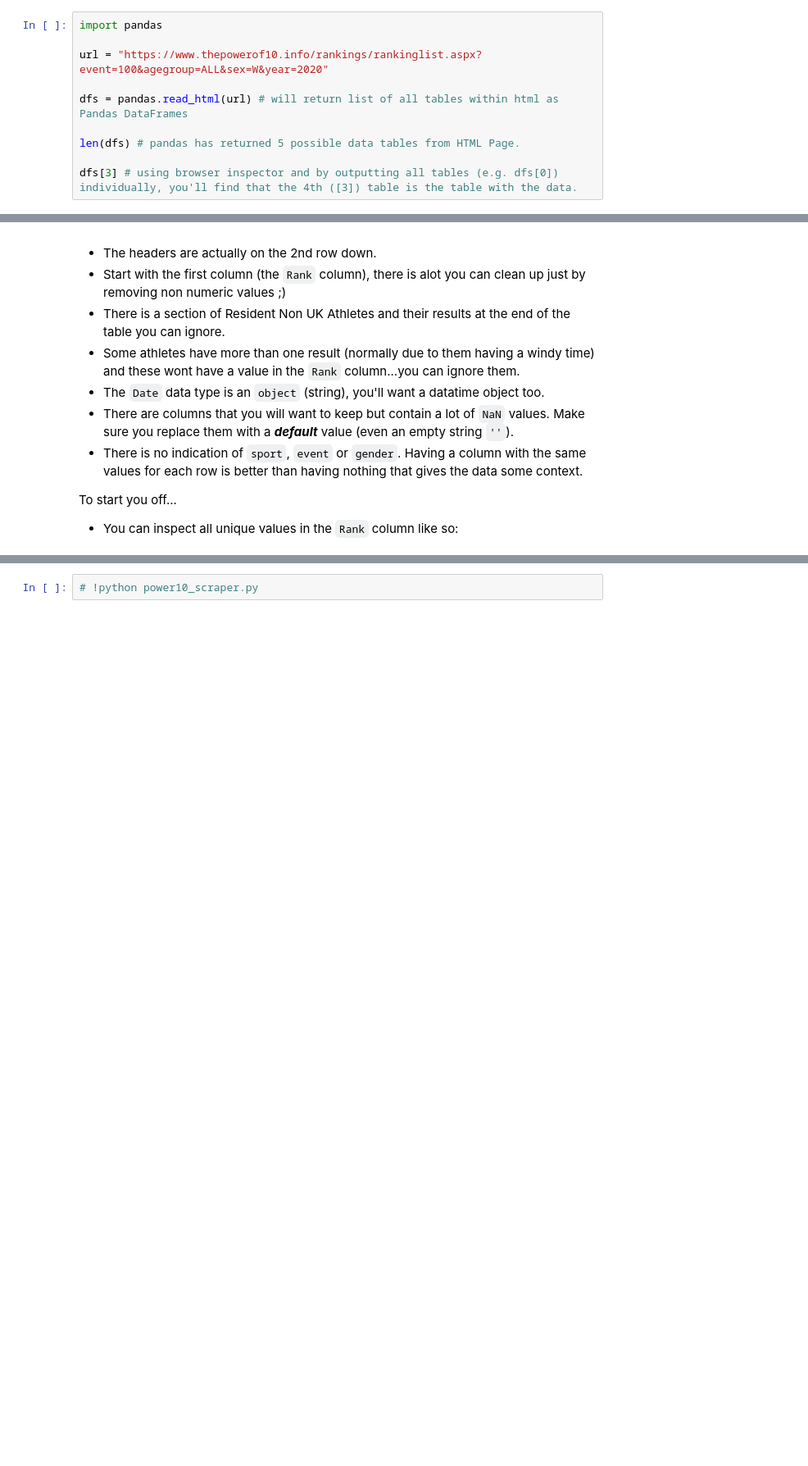
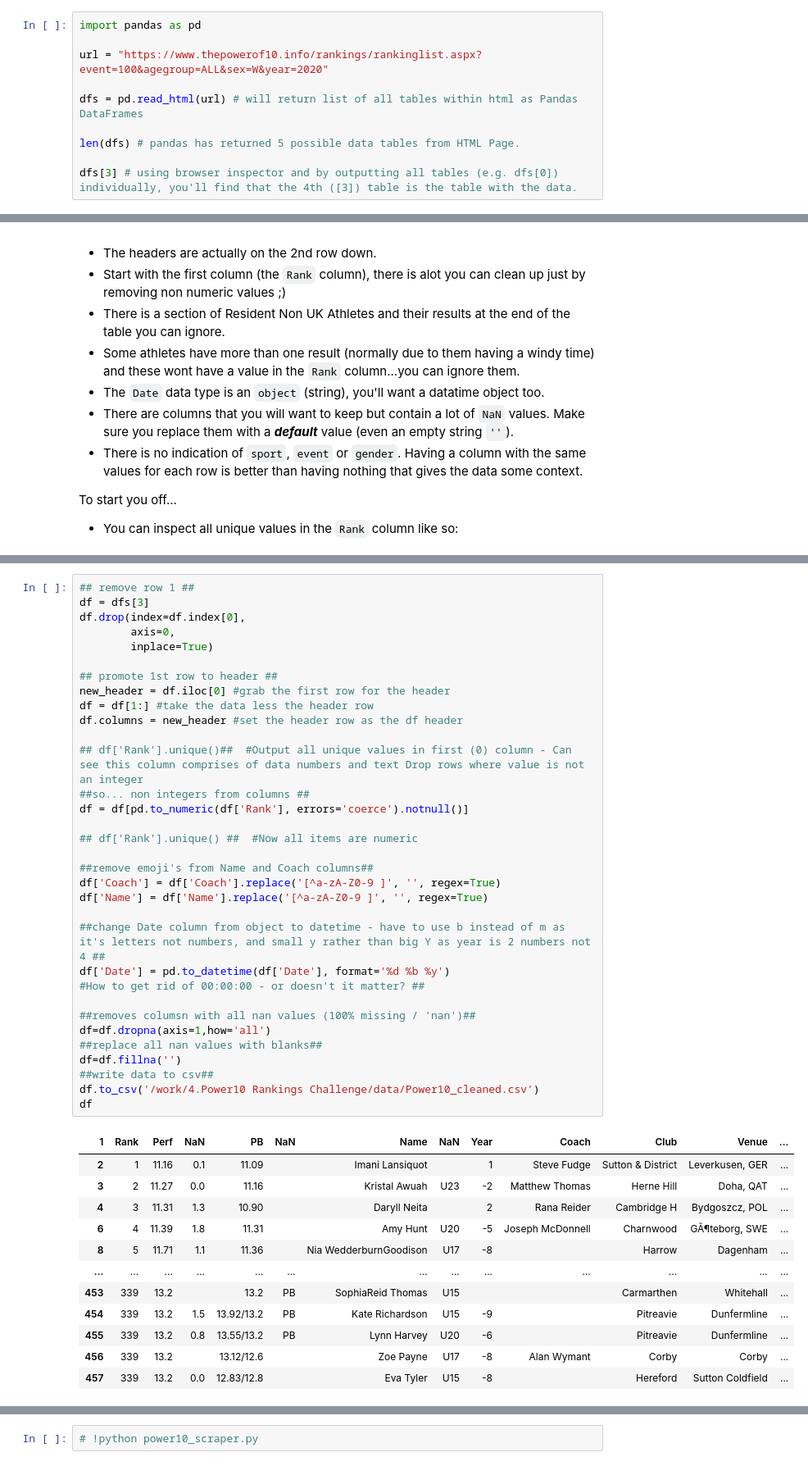
Before and after one commit to TobyJWest/Python-Data-Types-Challenge, a Jupyter notebook: 4.Power10 Rankings Challenge/challenge.ipynb, the cells around one changed output, grey strips where cells are left out. Shown: that part at 82% size. Drawn from its saved outputs; the diff is of its cells as text; blank space fills up the shorter version.

````diff
--- a/4.Power10 Rankings Challenge/challenge.ipynb
+++ b/4.Power10 Rankings Challenge/challenge.ipynb
@@ -3,11 +3,11 @@
 
 > **Start** by hitting the ```Run notebook``` button. If you don't quite get how the data is getting into the dataframe, no problems, this challenge is solely based on ***cleaning*** up Pandas **dataframes**.
 # %%
-import pandas
+import pandas as pd
 
 url = "https://www.thepowerof10.info/rankings/rankinglist.aspx?event=100&agegroup=ALL&sex=W&year=2020"
 
-dfs = pandas.read_html(url) # will return list of all tables within html as Pandas DataFrames
+dfs = pd.read_html(url) # will return list of all tables within html as Pandas DataFrames
 
 len(dfs) # pandas has returned 5 possible data tables from HTML Page.
 
@@ -70,0 +48,46 @@ array(['100 Women Overall 2020 to 13.2 (Auto timed only to 11.99)',
+# %%
+## remove row 1 ##
+df = dfs[3]
+df.drop(index=df.index[0],
+        axis=0,
+        inplace=True)
+
+## promote 1st row to header ##
+new_header = df.iloc[0] #grab the first row for the header
+df = df[1:] #take the data less the header row
+df.columns = new_header #set the header row as the df header
+
+## df['Rank'].unique()##  #Output all unique values in first (0) column - Can see this column comprises of data numbers and text Drop rows where value is not an integer
+##so... non integers from columns ##
+df = df[pd.to_numeric(df['Rank'], errors='coerce').notnull()]
+
+## df['Rank'].unique() ##  #Now all items are numeric
+
+##remove emoji's from Name and Coach columns##
+df['Coach'] = df['Coach'].replace('[^a-zA-Z0-9 ]', '', regex=True)
+df['Name'] = df['Name'].replace('[^a-zA-Z0-9 ]', '', regex=True)
+
+##change Date column from object to datetime - have to use b instead of m as it's letters not numbers, and small y rather than big Y as year is 2 numbers not 4 ##
+df['Date'] = pd.to_datetime(df['Date'], format='%d %b %y')
+#How to get rid of 00:00:00 - or doesn't it matter? ##
+
+##removes columsn with all nan values (100% missing / 'nan')##
+df=df.dropna(axis=1,how='all')
+##replace all nan values with blanks##
+df=df.fillna('')
+##write data to csv##
+df.to_csv('/work/4.Power10 Rankings Challenge/data/Power10_cleaned.csv')
+df
+# %% [output]
+| 1 | Rank | Perf | NaN | PB | NaN | Name | NaN | Year | Coach | Club | Venue | ... |
+| 2 | 1 | 11.16 | 0.1 | 11.09 |  | Imani Lansiquot |  | 1 | Steve Fudge | Sutton & District | Leverkusen, GER | ... |
+| 3 | 2 | 11.27 | 0.0 | 11.16 |  | Kristal Awuah | U23 | -2 | Matthew Thomas | Herne Hill | Doha, QAT | ... |
+| 4 | 3 | 11.31 | 1.3 | 10.90 |  | Daryll Neita |  | 2 | Rana Reider | Cambridge H | Bydgoszcz, POL | ... |
+| 6 | 4 | 11.39 | 1.8 | 11.31 |  | Amy Hunt | U20 | -5 | Joseph McDonnell | Charnwood | GÃ¶teborg, SWE | ... |
+| 8 | 5 | 11.71 | 1.1 | 11.36 |  | Nia WedderburnGoodison | U17 | -8 |  | Harrow | Dagenham | ... |
+| ... | ... | ... | ... | ... | ... | ... | ... | ... | ... | ... | ... | ... |
+| 453 | 339 | 13.2 |  | 13.2 | PB | SophiaReid Thomas | U15 |  |  | Carmarthen | Whitehall | ... |
+| 454 | 339 | 13.2 | 1.5 | 13.92/13.2 | PB | Kate Richardson | U15 | -9 |  | Pitreavie | Dunfermline | ... |
+| 455 | 339 | 13.2 | 0.8 | 13.55/13.2 | PB | Lynn Harvey | U20 | -6 |  | Pitreavie | Dunfermline | ... |
+| 456 | 339 | 13.2 |  | 13.12/12.6 |  | Zoe Payne | U17 | -8 | Alan Wymant | Corby | Corby | ... |
+| 457 | 339 | 13.2 | 0.0 | 12.83/12.8 |  | Eva Tyler | U15 | -8 |  | Hereford | Sutton Coldfield | ... |
````
Also changed, not shown: parts of 4 cells of this notebook, 3 other files.
